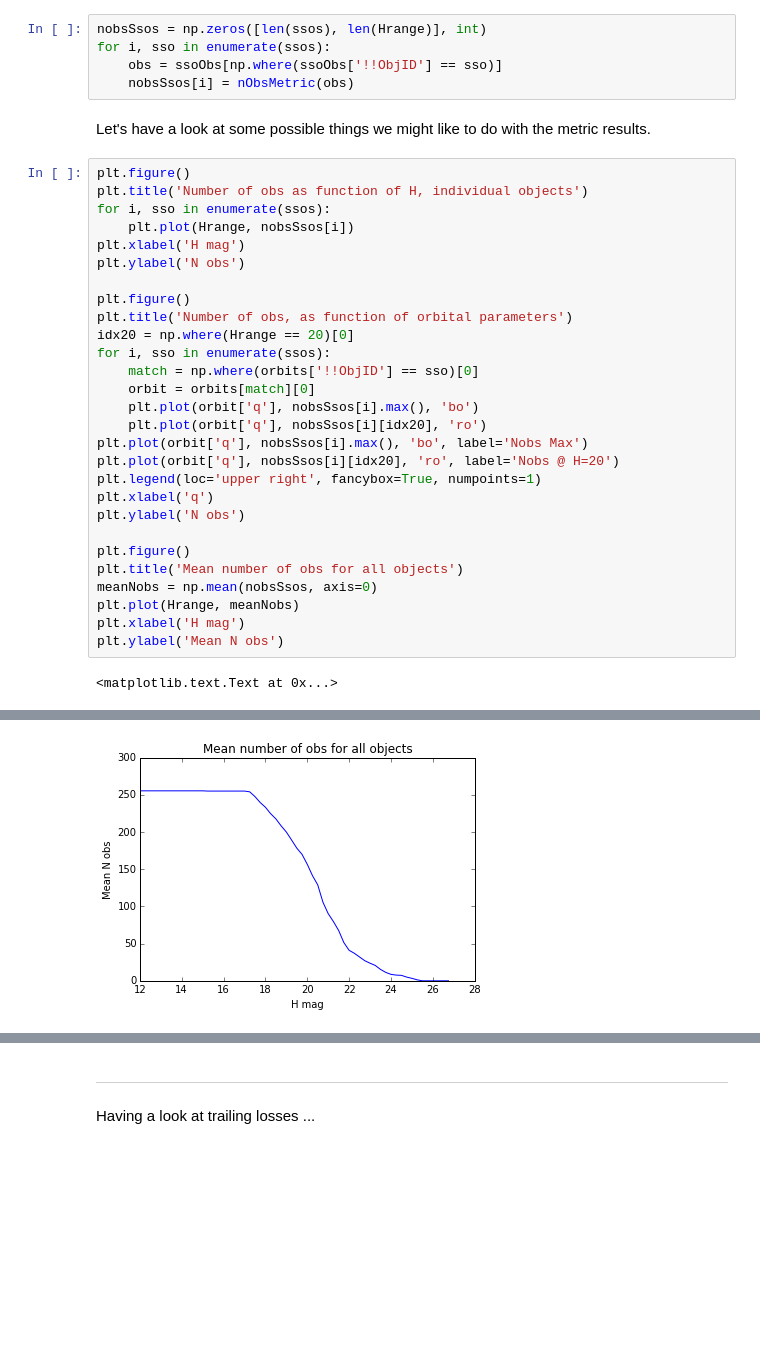
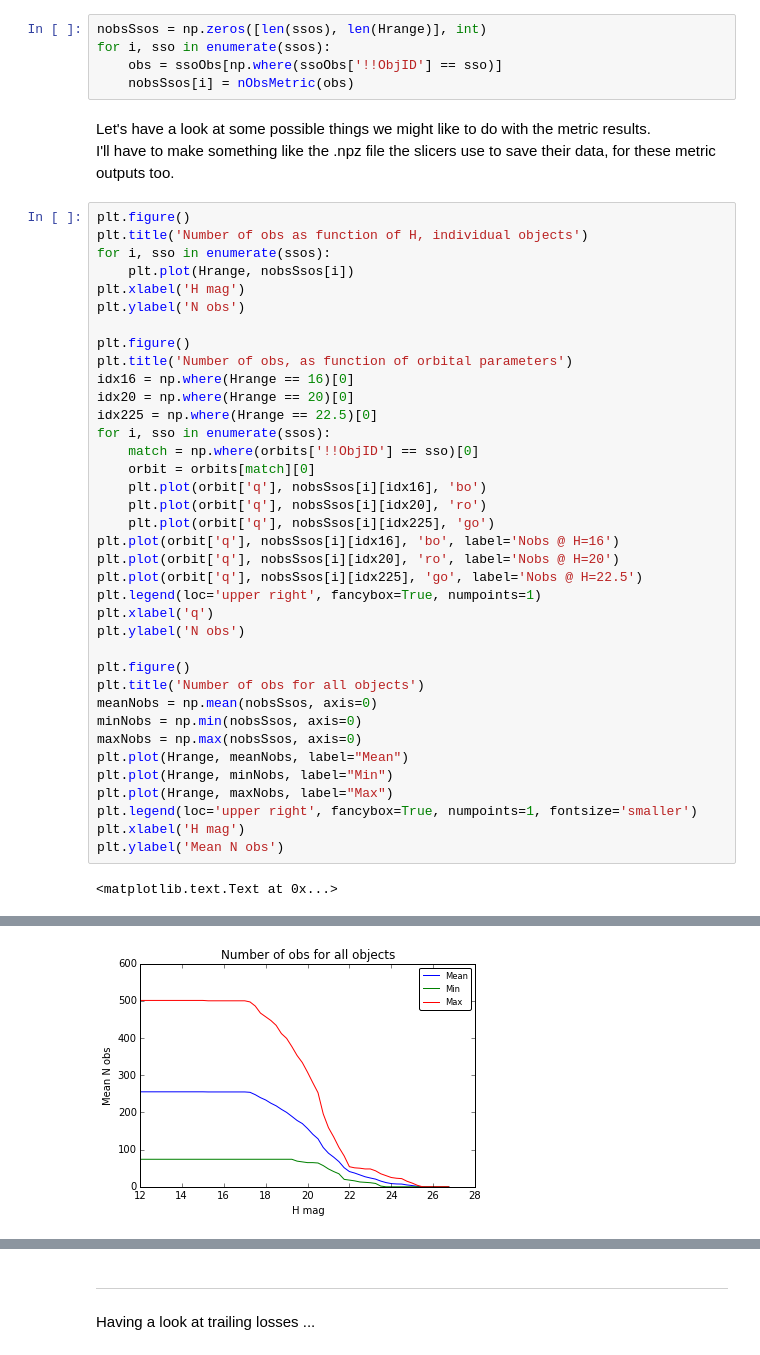
Before and after one commit to rhiannonlynne/MafSSO, a Jupyter notebook: Prototype Maf SSO detections.ipynb, the cells around one changed output, grey strips where cells are left out. Cells and saved outputs as stored; diff of their text form; blank space fills up the shorter version.

Commit message:
First version of completeness metric!

```diff
--- a/Prototype Maf SSO detections.ipynb
+++ b/Prototype Maf SSO detections.ipynb
@@ -465,7 +465,8 @@ for i, sso in enumerate(ssos):
     obs = ssoObs[np.where(ssoObs['!!ObjID'] == sso)]
     nobsSsos[i] = nObsMetric(obs)
 # %% [markdown]
-Let's have a look at some possible things we might like to do with the metric results.
+Let's have a look at some possible things we might like to do with the metric results.<br>
+I'll have to make something like the .npz file the slicers use to save their data, for these metric outputs too.
 # %%
 plt.figure()
 plt.title('Number of obs as function of H, individual objects')
@@ -476,22 +477,31 @@ plt.ylabel('N obs')
 
 plt.figure()
 plt.title('Number of obs, as function of orbital parameters')
+idx16 = np.where(Hrange == 16)[0]
 idx20 = np.where(Hrange == 20)[0]
+idx225 = np.where(Hrange == 22.5)[0]
 for i, sso in enumerate(ssos):
     match = np.where(orbits['!!ObjID'] == sso)[0]
     orbit = orbits[match][0]
-    plt.plot(orbit['q'], nobsSsos[i].max(), 'bo')
+    plt.plot(orbit['q'], nobsSsos[i][idx16], 'bo')
     plt.plot(orbit['q'], nobsSsos[i][idx20], 'ro')
-plt.plot(orbit['q'], nobsSsos[i].max(), 'bo', label='Nobs Max')
+    plt.plot(orbit['q'], nobsSsos[i][idx225], 'go')
+plt.plot(orbit['q'], nobsSsos[i][idx16], 'bo', label='Nobs @ H=16')
 plt.plot(orbit['q'], nobsSsos[i][idx20], 'ro', label='Nobs @ H=20')
+plt.plot(orbit['q'], nobsSsos[i][idx225], 'go', label='Nobs @ H=22.5')
 plt.legend(loc='upper right', fancybox=True, numpoints=1)
 plt.xlabel('q')
 plt.ylabel('N obs')
 
 plt.figure()
-plt.title('Mean number of obs for all objects')
+plt.title('Number of obs for all objects')
 meanNobs = np.mean(nobsSsos, axis=0)
-plt.plot(Hrange, meanNobs)
+minNobs = np.min(nobsSsos, axis=0)
+maxNobs = np.max(nobsSsos, axis=0)
+plt.plot(Hrange, meanNobs, label="Mean")
+plt.plot(Hrange, minNobs, label="Min")
+plt.plot(Hrange, maxNobs, label="Max")
+plt.legend(loc='upper right', fancybox=True, numpoints=1, fontsize='smaller')
 plt.xlabel('H mag')
 plt.ylabel('Mean N obs')
 # %% [output]
@@ -501,2 +511,2 @@ plt.ylabel('Mean N obs')
-[figure, old version]
+[figure, new version]
 # %% [markdown]
```
Also changed, not shown: parts of 7 cells of this notebook.
